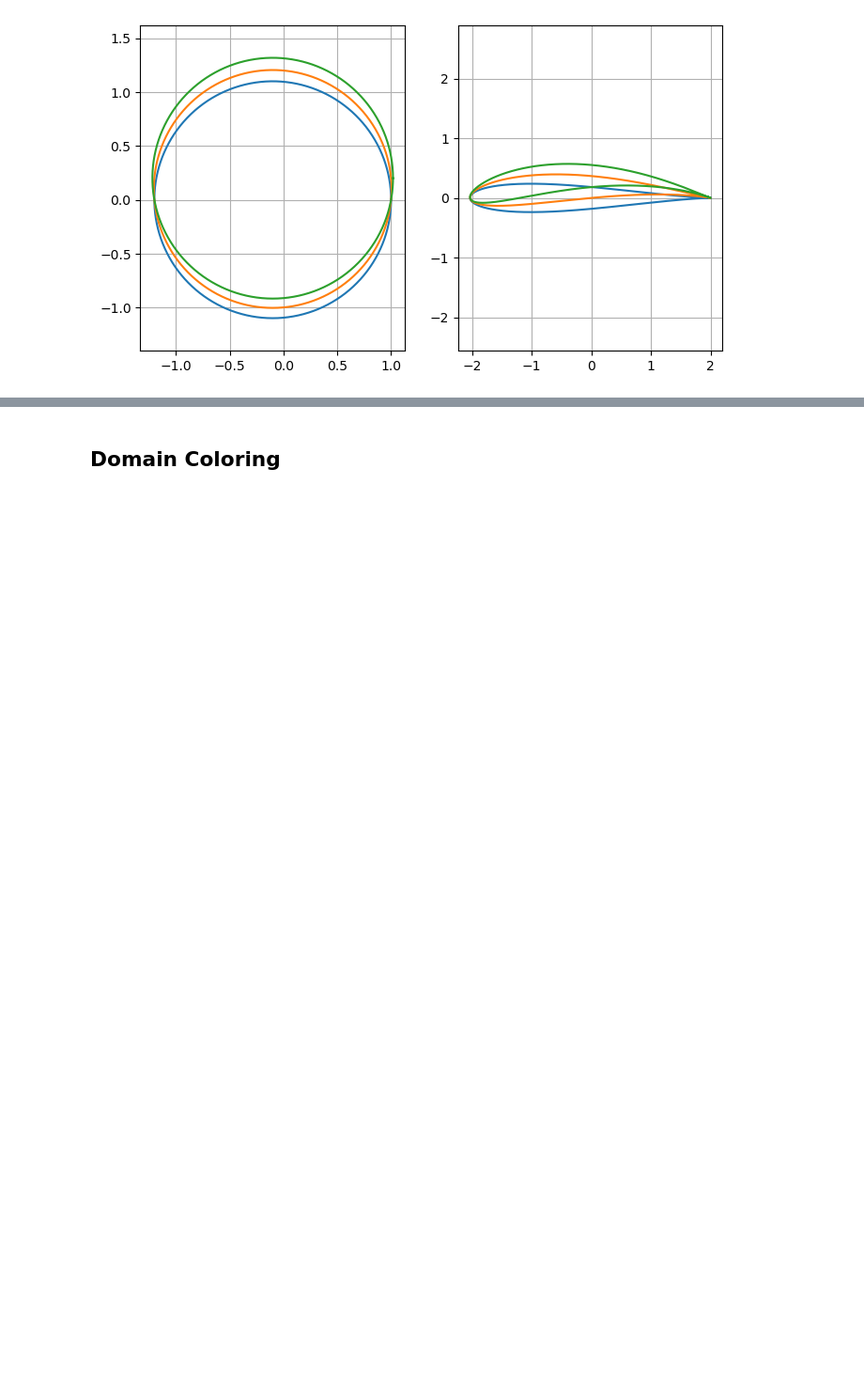
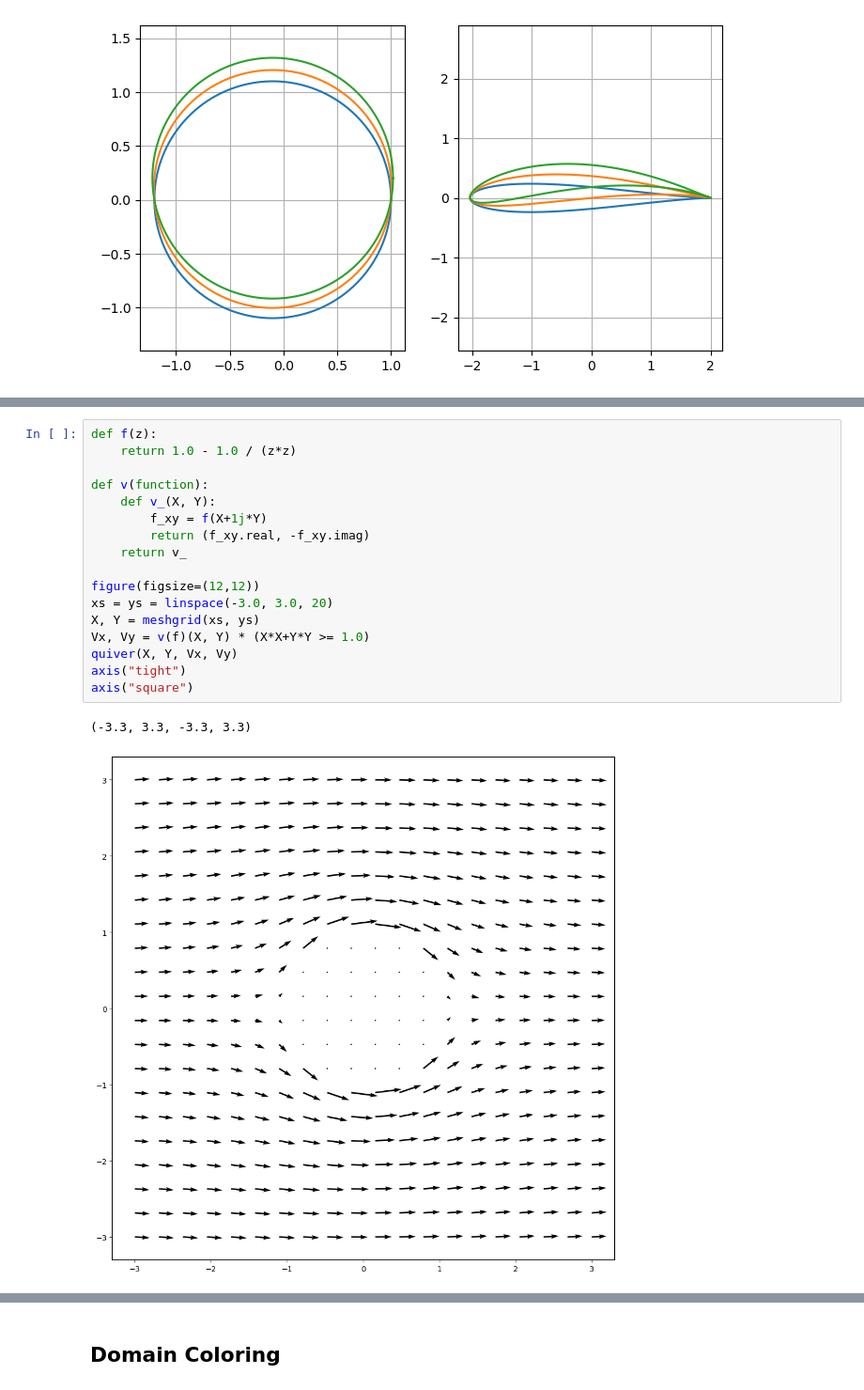
Before and after one commit to boisgera/visualization-of-analytic-functions, a Jupyter notebook: Domain Coloring.ipynb, the cells around one changed output, grey strips where cells are left out. Shown at 94% size. Cells and saved outputs as stored; diff of their text form; blank space fills up the shorter version.

```diff
--- a/Domain Coloring.ipynb
+++ b/Domain Coloring.ipynb
@@ -276,0 +371,20 @@ None
+# %%
+def f(z):
+    return 1.0 - 1.0 / (z*z)
+
+def v(function):
+    def v_(X, Y):
+        f_xy = f(X+1j*Y)
+        return (f_xy.real, -f_xy.imag)
+    return v_
+
+figure(figsize=(12,12))
+xs = ys = linspace(-3.0, 3.0, 20)
+X, Y = meshgrid(xs, ys)
+Vx, Vy = v(f)(X, Y) * (X*X+Y*Y >= 1.0)
+quiver(X, Y, Vx, Vy)
+axis("tight")
+axis("square")
+# %% [output]
+(-3.3, 3.3, -3.3, 3.3)
+[figure, added]
```
Also changed, not shown: parts of 26 cells of this notebook.
